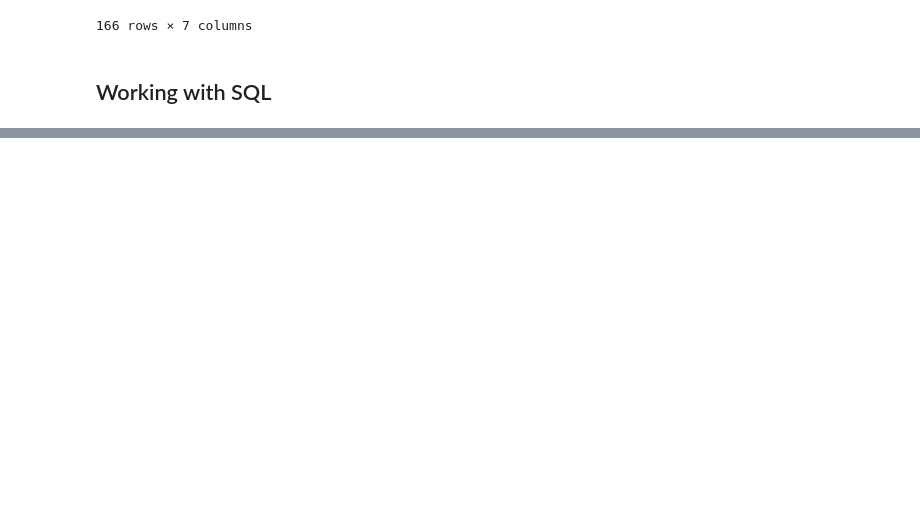
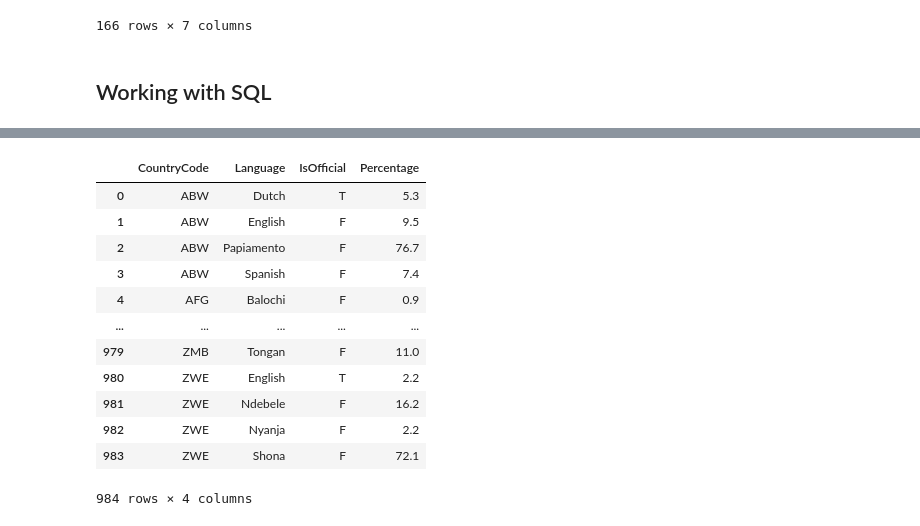
Before and after one commit to ehtishamsher/campus_x_100_days_of_ml, a Jupyter notebook: day_16/working_with_json_and_sql.ipynb, the cells around one changed output, grey strips where cells are left out. Cells and saved outputs as stored; diff of their text form; code cells hidden in the pictures; blank space fills up the shorter version.

```diff
--- a/day_16/working_with_json_and_sql.ipynb
+++ b/day_16/working_with_json_and_sql.ipynb
@@ -51,0 +112,16 @@ df
+# %%
+pd.read_sql_query("SELECT * FROM countrylanguage", connection)
+# %% [output]
+|  | CountryCode | Language | IsOfficial | Percentage |
+| 0 | ABW | Dutch | T | 5.3 |
+| 1 | ABW | English | F | 9.5 |
+| 2 | ABW | Papiamento | F | 76.7 |
+| 3 | ABW | Spanish | F | 7.4 |
+| 4 | AFG | Balochi | F | 0.9 |
+| ... | ... | ... | ... | ... |
+| 979 | ZMB | Tongan | F | 11.0 |
+| 980 | ZWE | English | T | 2.2 |
+| 981 | ZWE | Ndebele | F | 16.2 |
+| 982 | ZWE | Nyanja | F | 2.2 |
+| 983 | ZWE | Shona | F | 72.1 |
+984 rows × 4 columns
```
Also changed, not shown: parts of 5 cells of this notebook.
